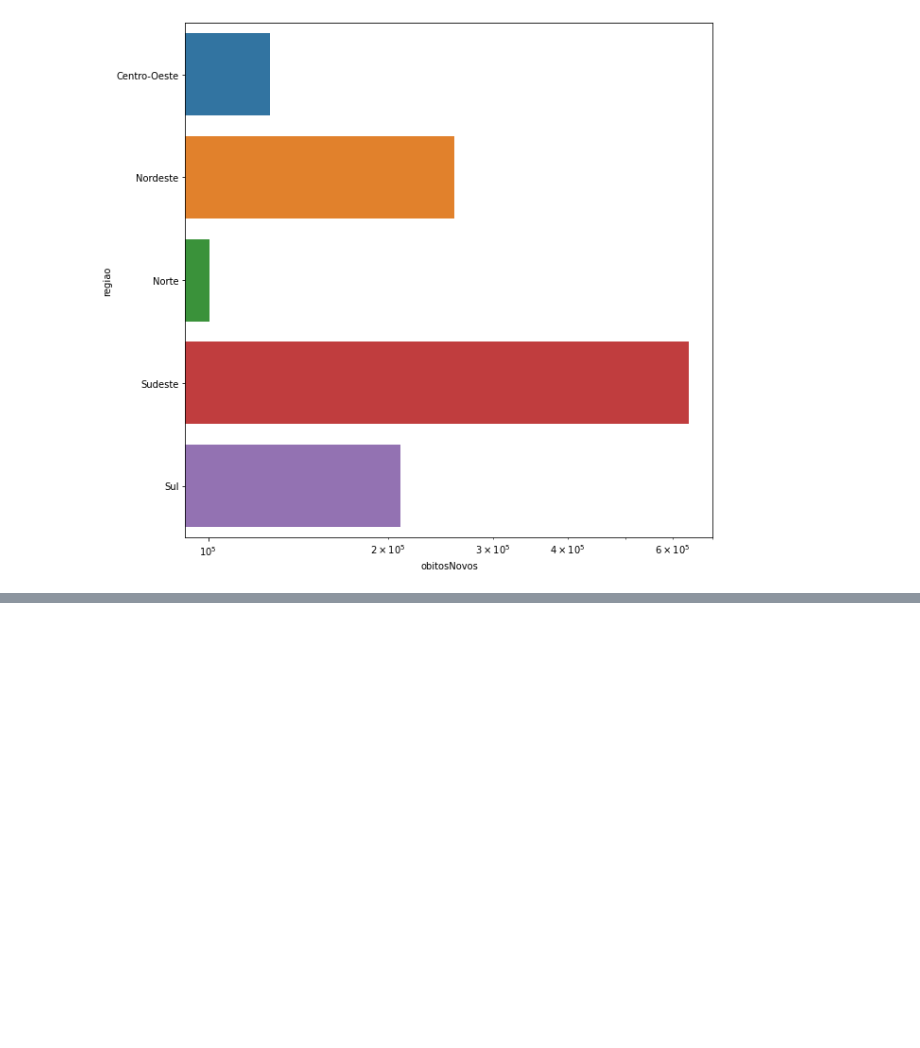
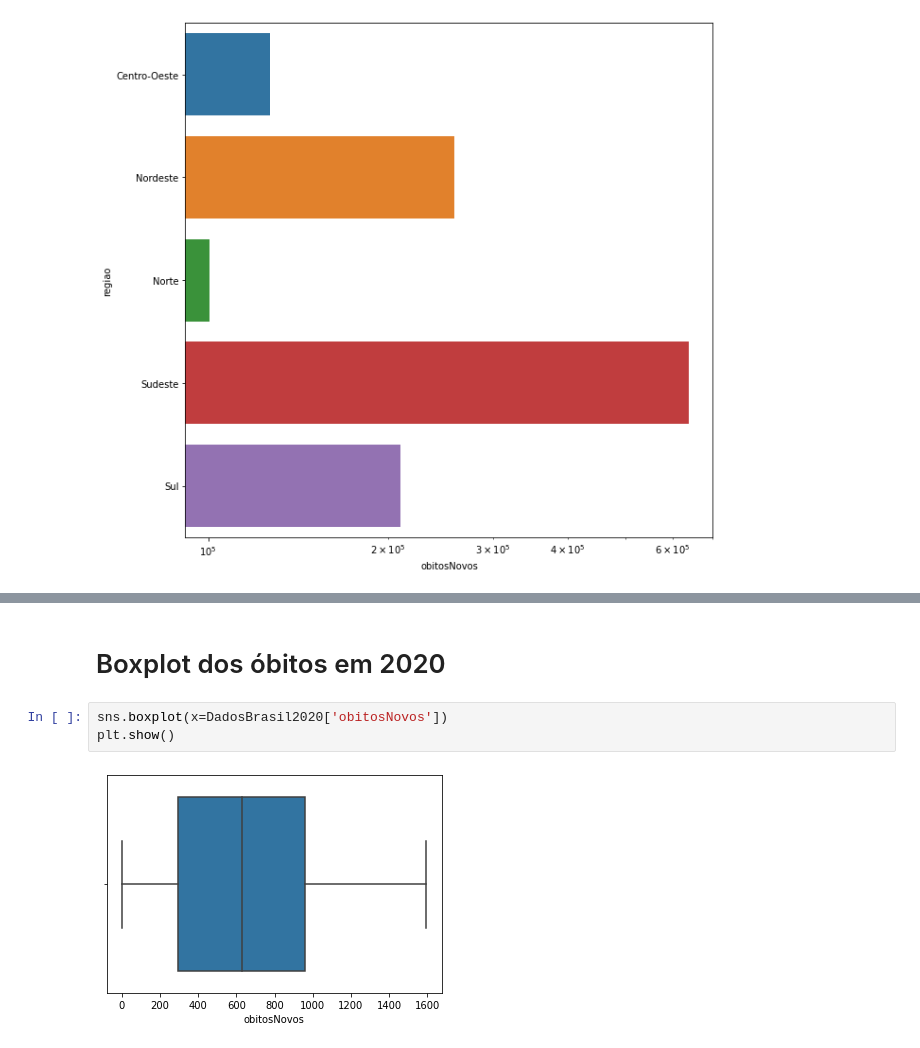
Before and after one commit to GabriellMiranda/TP-Dados-Analise-de-dados-de-covid, a Jupyter notebook: Trabalho_de_Dados.ipynb, the cells around one changed output, grey strips where cells are left out. Saved outputs shown, nothing was run; the diff lists cells and outputs as text; blank space fills up the shorter version.

```diff
--- a/Trabalho_de_Dados.ipynb
+++ b/Trabalho_de_Dados.ipynb
@@ -878,0 +879,7 @@ plt.show()
+# %% [markdown]
+# Boxplot dos óbitos em 2020
+# %%
+sns.boxplot(x=DadosBrasil2020['obitosNovos'])
+plt.show()
+# %% [output]
+[figure, added]
```
Also changed, not shown: parts of 21 cells of this notebook.
